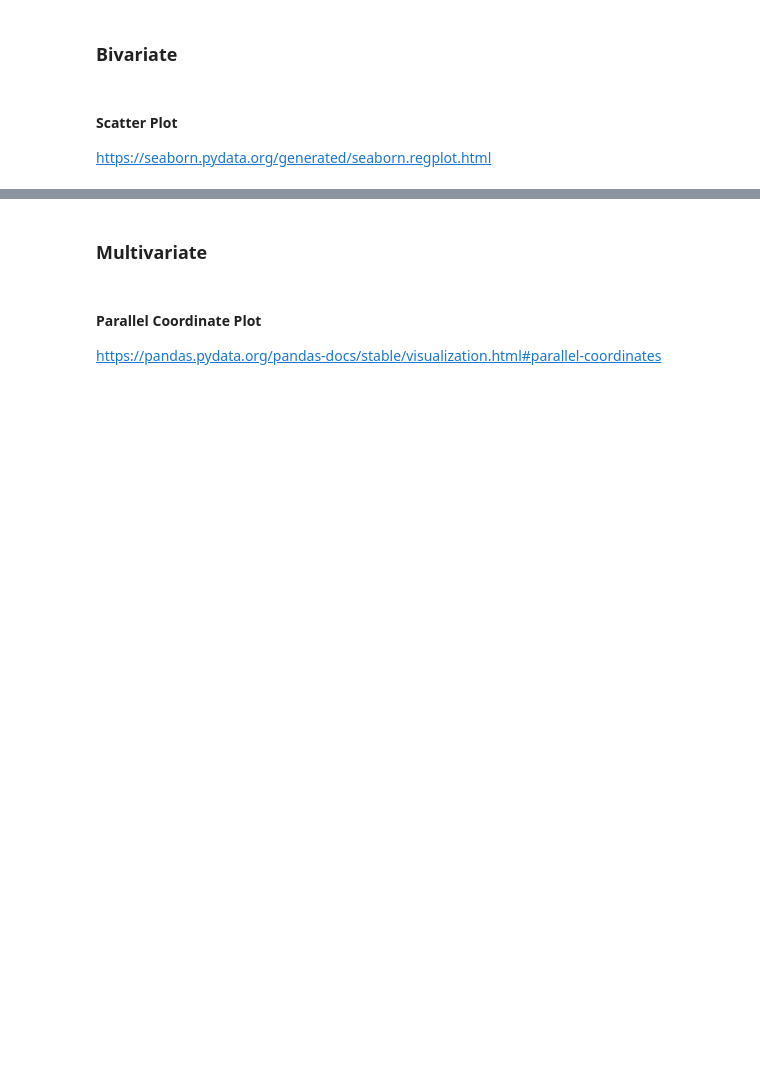
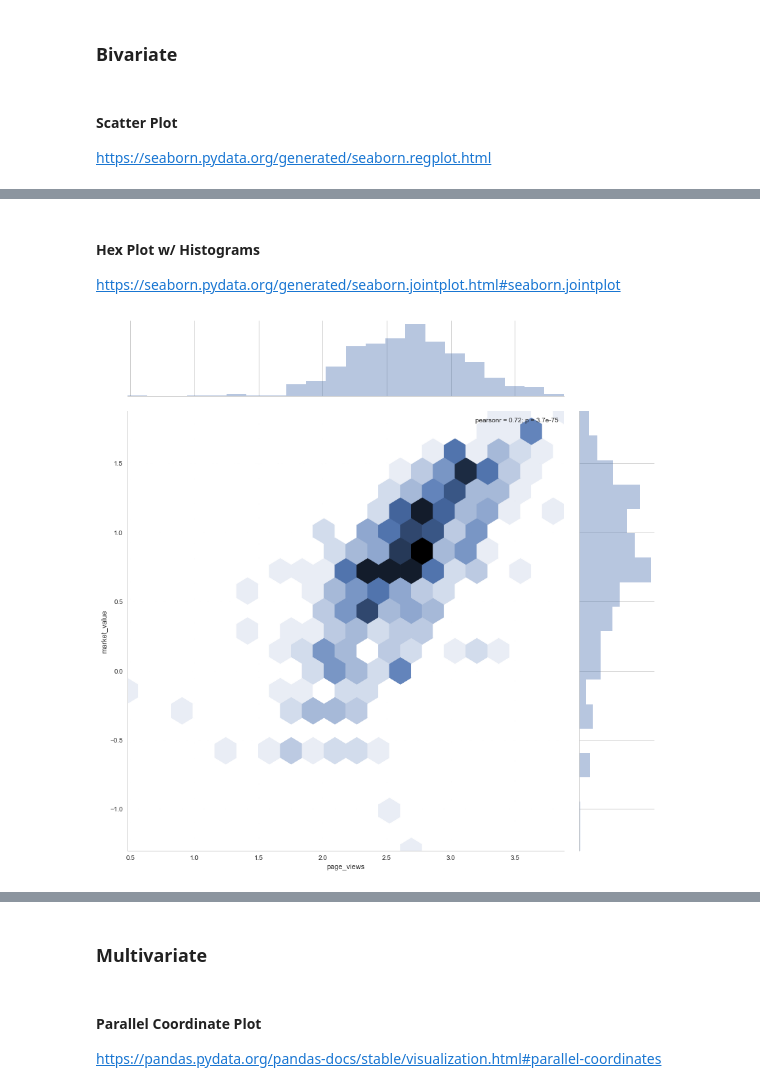
Before and after one commit to basilvetas/seaborn-visualizations, a Jupyter notebook: Data-Visualizations-Python.ipynb, the cells around one changed output, grey strips where cells are left out. Drawn from its saved outputs; the diff is of its cells as text; code cells hidden in the pictures; blank space fills up the shorter version.

```diff
--- a/Data-Visualizations-Python.ipynb
+++ b/Data-Visualizations-Python.ipynb
@@ -195 +145,9 @@ ax = sns.regplot(x="page_views", y="market_value", data=df)
 [figure]
+# %% [markdown]
+#### Hex Plot w/ Histograms
+https://seaborn.pydata.org/generated/seaborn.jointplot.html#seaborn.jointplot
+# %%
+# both x and y on log10 scale
+g = sns.jointplot(x=np.log10(df.page_views), y=np.log10(df.market_value), kind="hex", size=12)
+# %% [output]
+[figure, added]
```
Also changed, not shown: parts of 35 cells of this notebook.
